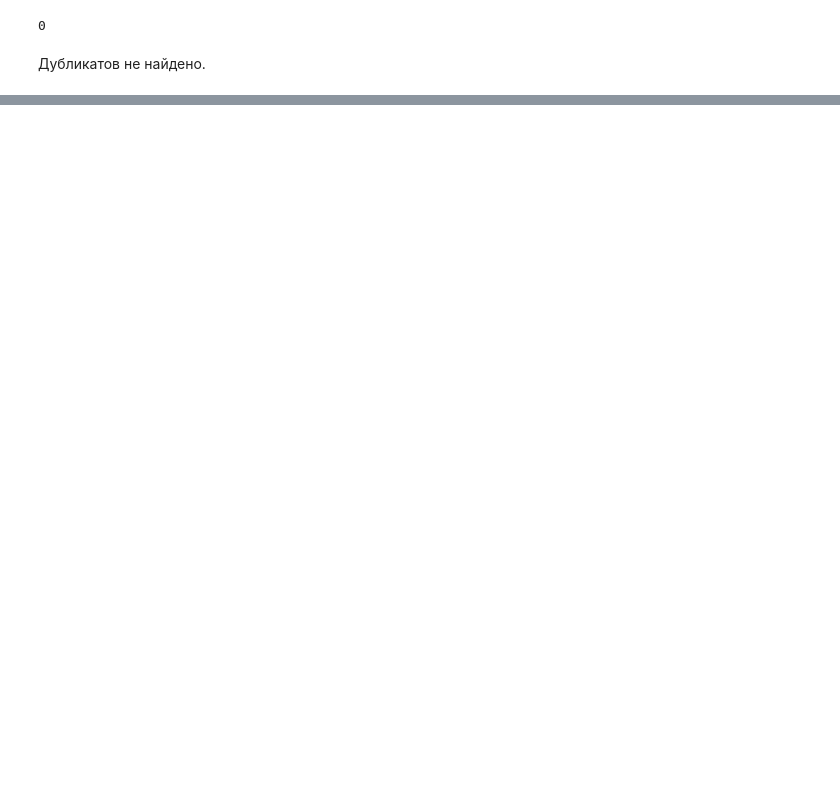
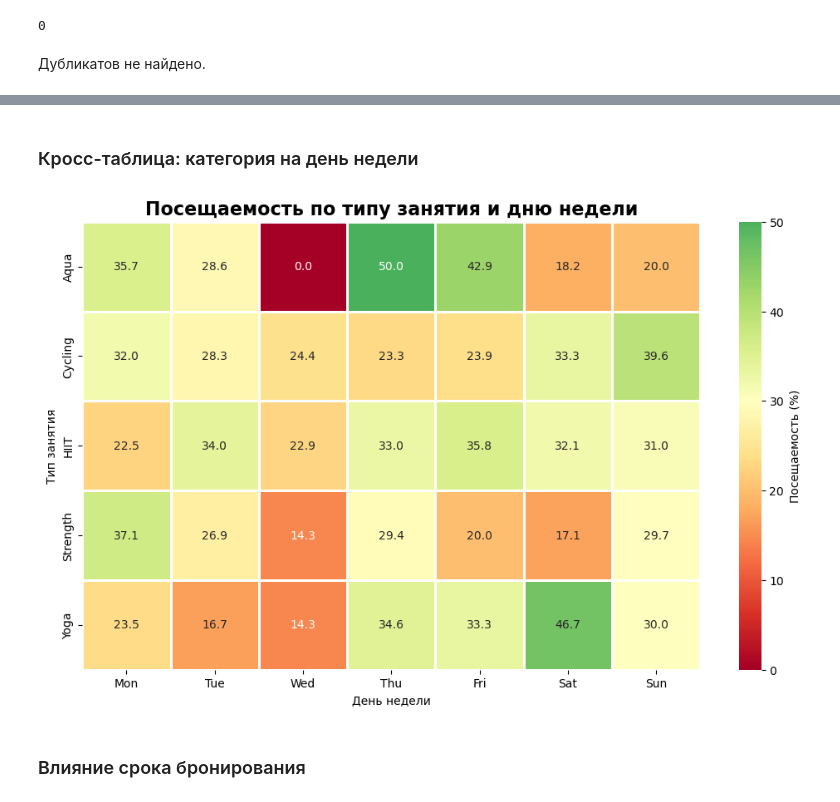
Before and after one commit to Arkturiuso/Fitness_club_project, a Jupyter notebook: Fithess_club.ipynb, the cells around one changed output, grey strips where cells are left out. Saved outputs shown, nothing was run; the diff lists cells and outputs as text; code cells hidden in the pictures; blank space fills up the shorter version.

```diff
--- a/Fithess_club.ipynb
+++ b/Fithess_club.ipynb
@@ -186,0 +252,6 @@ print(df.duplicated().sum())
+# %%
+df['day_of_week'] = df['day_of_week'].str.strip().replace({
+    'Fri.': 'Fri',
+    'Wednesday': 'Wed',
+    'Monday': 'Mon'
+})
@@ -186,0 +323,2 @@ print(df.duplicated().sum())
+# %%
+df = df[df['category'] != '-']
@@ -186,0 +355,16 @@ print(df.duplicated().sum())
+# %% [markdown]
+### Кросс-таблица: категория на день недели
+# %%
+cross = df.pivot_table(values='attended', index='category', columns='day_of_week', aggfunc='mean') * 100
+cross = cross.round(1)[['Mon','Tue','Wed','Thu','Fri','Sat','Sun']]
+
+plt.figure(figsize=(12,7))
+sns.heatmap(cross, annot=True, cmap='RdYlGn', center=30, fmt='.1f', linewidths=1, cbar_kws={'label': 'Посещаемость (%)'})
+plt.title('Посещаемость по типу занятия и дню недели', fontsize=16, fontweight='bold')
+plt.xlabel('День недели')
+plt.ylabel('Тип занятия')
+plt.show()
+# %% [output]
+[figure, added]
+# %% [markdown]
+### Влияние срока бронирования
```
Also changed, not shown: parts of 26 cells of this notebook.
